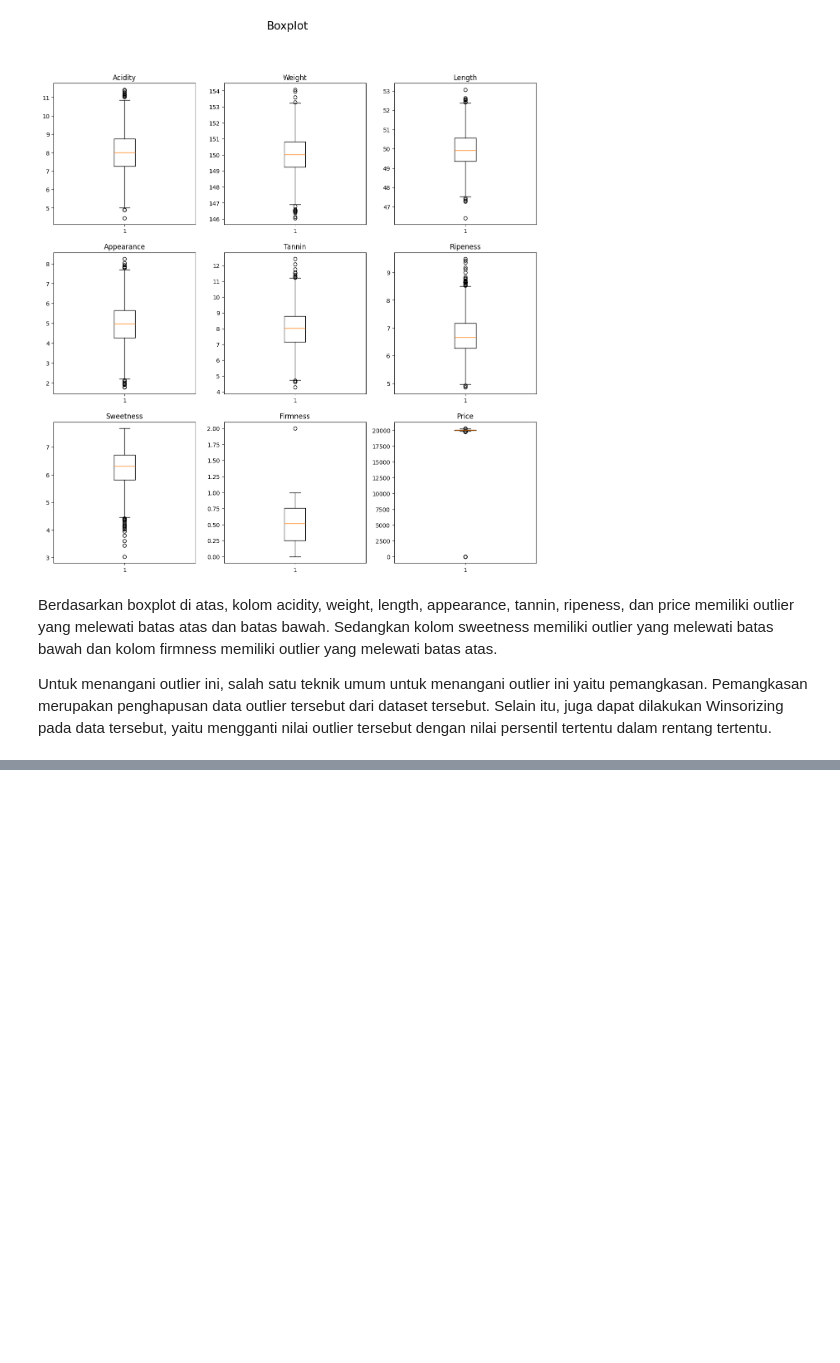
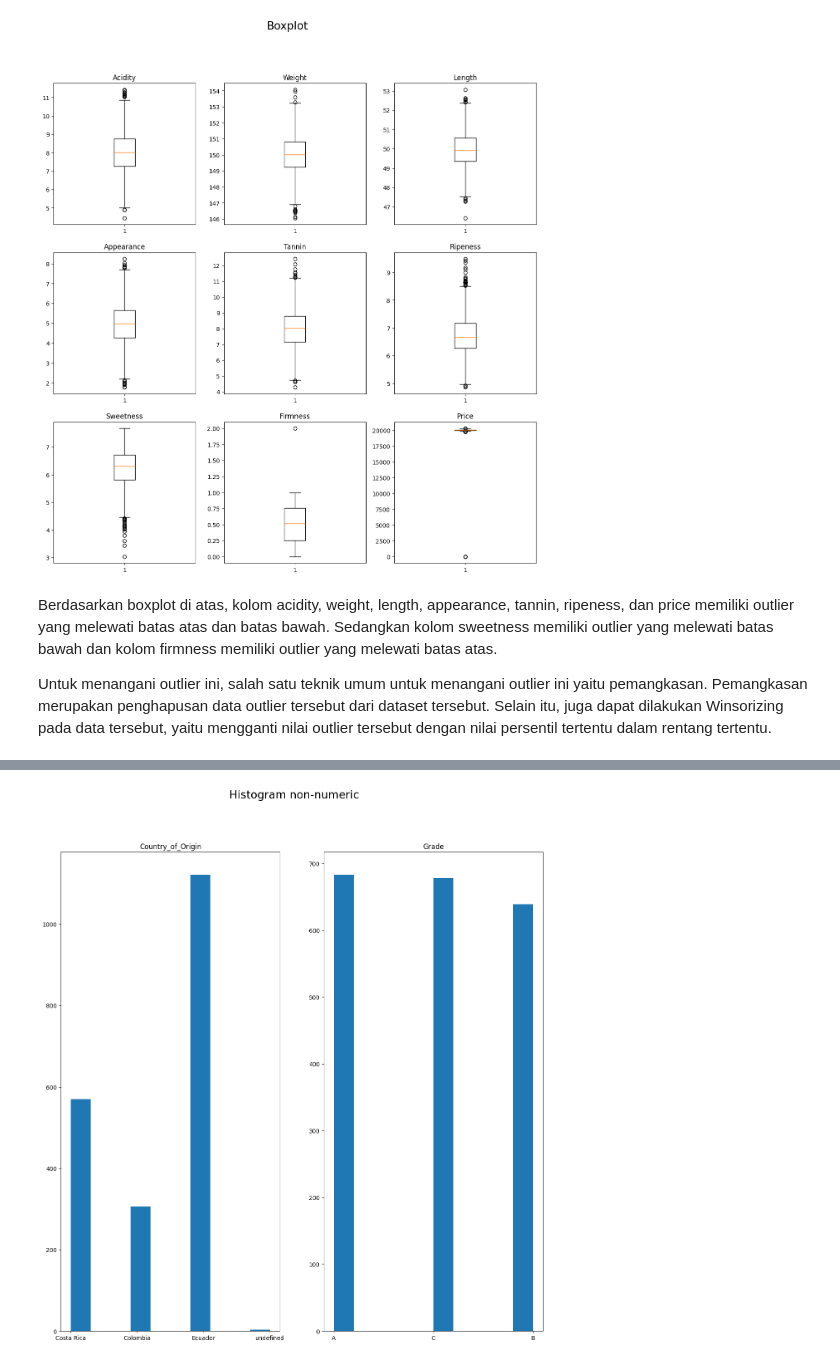
Before and after one commit to NameLessAth/Tubes-probstat, a Jupyter notebook: K02-IF2220-13522044-13522106.ipynb, the cells around one changed output, grey strips where cells are left out. Cells and saved outputs as stored; diff of their text form; code cells hidden in the pictures; blank space fills up the shorter version.

```diff
--- a/K02-IF2220-13522044-13522106.ipynb
+++ b/K02-IF2220-13522044-13522106.ipynb
@@ -23,10 +23,16 @@ import numpy as np
 # database murni
 databasenya = pd.read_csv('banana.csv')
 
+# database without number
+databasenya1 = databasenya.loc[:, 'Acidity':'Price']
+
 # database numeric only
-databasenya1 = databasenya.loc[:, 'Acidity':'Price']
 numeric_columns = databasenya1.select_dtypes(include=[np.number]).columns
 databasenumeric = databasenya1.loc[:, numeric_columns]
+
+#database string only
+string_columns = databasenya1.select_dtypes(include=['object']).columns
+databasestring = databasenya1.loc[:, string_columns]
 # %% [markdown]
 # 1. Deskripsi Statistika (Descriptive Statistics)
 
@@ -91,0 +138,10 @@ Untuk menangani outlier ini, salah satu teknik umum untuk menangani outlier ini
+# %%
+fig, ax = plt.subplots(1,2,figsize=(15,15))
+fig.suptitle('Histogram non-numeric', fontsize=19)
+for j in range(2):
+    ax[j].hist(databasestring[databasestring.columns[j]])
+    ax[j].set_title(databasestring.columns[j])
+
+plt.show()
+# %% [output]
+[figure, added]
```
Also changed, not shown: parts of 6 cells of this notebook.
